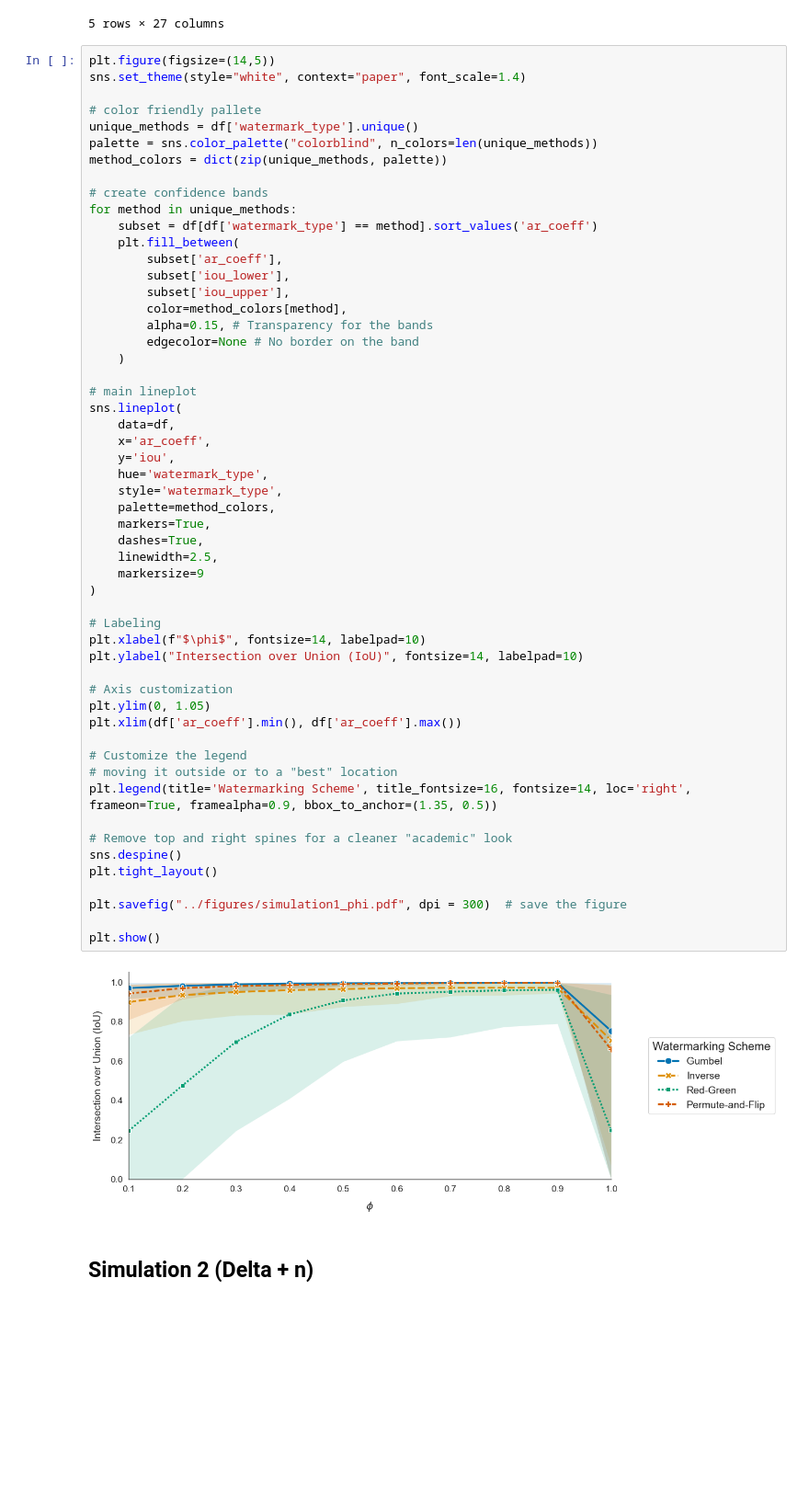
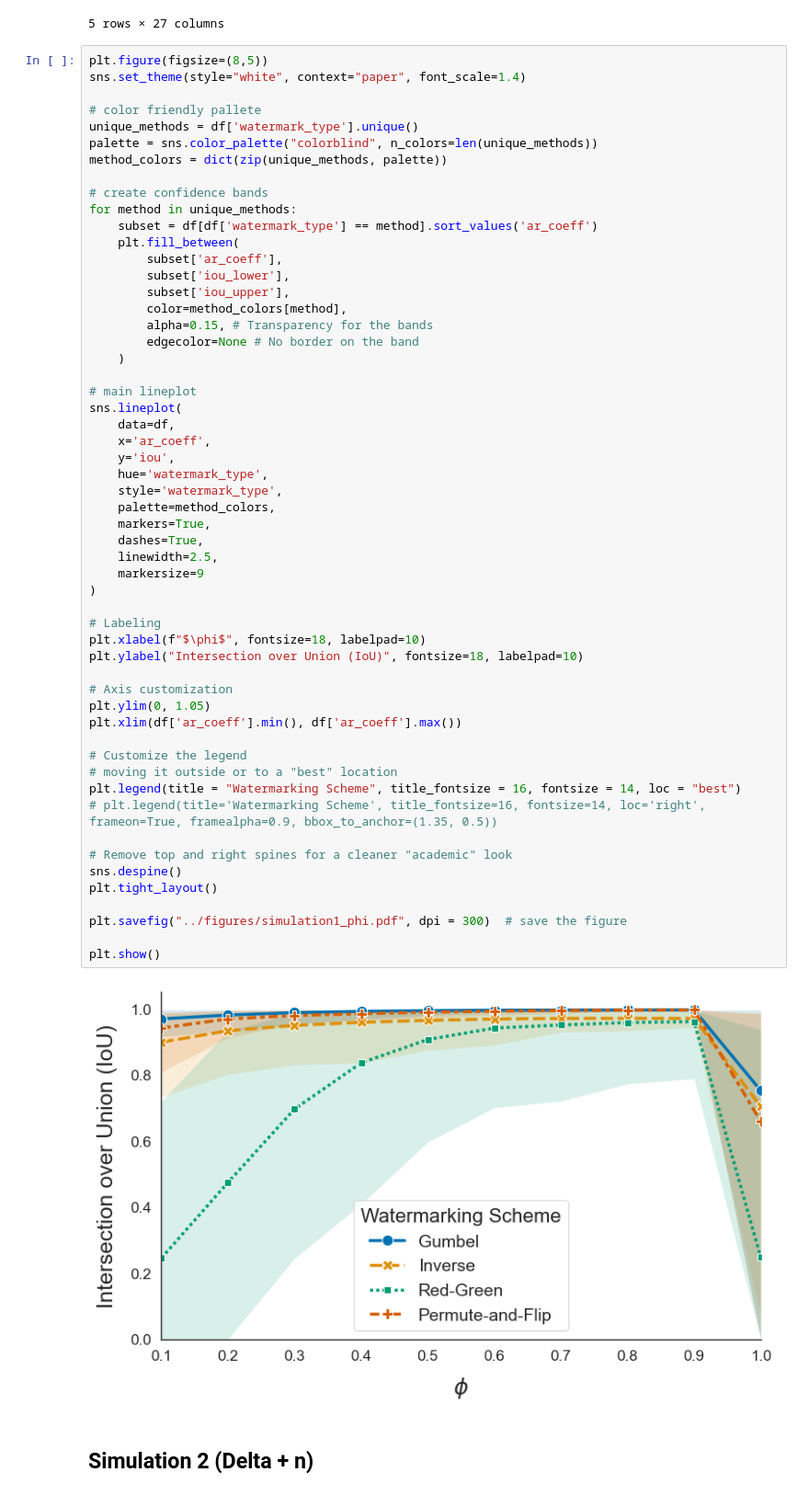
Before and after one commit to subroy13/WISER, a Jupyter notebook: scripts/paper_plots.ipynb, the cells around one changed output. Shown at 92% size. Saved outputs shown, nothing was run; the diff lists cells and outputs as text; blank space fills up the shorter version.

Commit message:
feat: updated figures

```diff
--- a/scripts/paper_plots.ipynb
+++ b/scripts/paper_plots.ipynb
@@ -140,7 +140,7 @@ df.head()
 | 4 | simulation 1 | 0.980534 | 0.98800 | 0.932000 | 0.996016 | 0.999500 | 1.0000 | 0.999750 | 0.983396 | ... |
 5 rows × 27 columns
 # %%
-plt.figure(figsize=(14,5))
+plt.figure(figsize=(8,5))
 sns.set_theme(style="white", context="paper", font_scale=1.4)
 
 # color friendly pallete
@@ -164,37 +164,38 @@ for method in unique_methods:
 sns.lineplot(
     data=df,
     x='ar_coeff',
     y='iou',
     hue='watermark_type',
     style='watermark_type',
     palette=method_colors,
     markers=True,
     dashes=True,
     linewidth=2.5,
     markersize=9
 )
 
 # Labeling
-plt.xlabel(f"$\phi$", fontsize=14, labelpad=10)
-plt.ylabel("Intersection over Union (IoU)", fontsize=14, labelpad=10)
+plt.xlabel(f"$\phi$", fontsize=18, labelpad=10)
+plt.ylabel("Intersection over Union (IoU)", fontsize=18, labelpad=10)
 
 # Axis customization
 plt.ylim(0, 1.05)
 plt.xlim(df['ar_coeff'].min(), df['ar_coeff'].max())
 
 # Customize the legend
 # moving it outside or to a "best" location
-plt.legend(title='Watermarking Scheme', title_fontsize=16, fontsize=14, loc='right', frameon=True, framealpha=0.9, bbox_to_anchor=(1.35, 0.5))
+plt.legend(title = "Watermarking Scheme", title_fontsize = 16, fontsize = 14, loc = "best")
+# plt.legend(title='Watermarking Scheme', title_fontsize=16, fontsize=14, loc='right', frameon=True, framealpha=0.9, bbox_to_anchor=(1.35, 0.5))
 
 # Remove top and right spines for a cleaner "academic" look
 sns.despine()
 plt.tight_layout()
 
 plt.savefig("../figures/simulation1_phi.pdf", dpi = 300)  # save the figure
 
 plt.show()
 # %% [output]
-[figure, old version]
+[figure, new version]
 # %% [markdown]
 ## Simulation 2 (Delta + n)
 # %%
```
Also changed, not shown: parts of 3 cells of this notebook, 7 other files.
